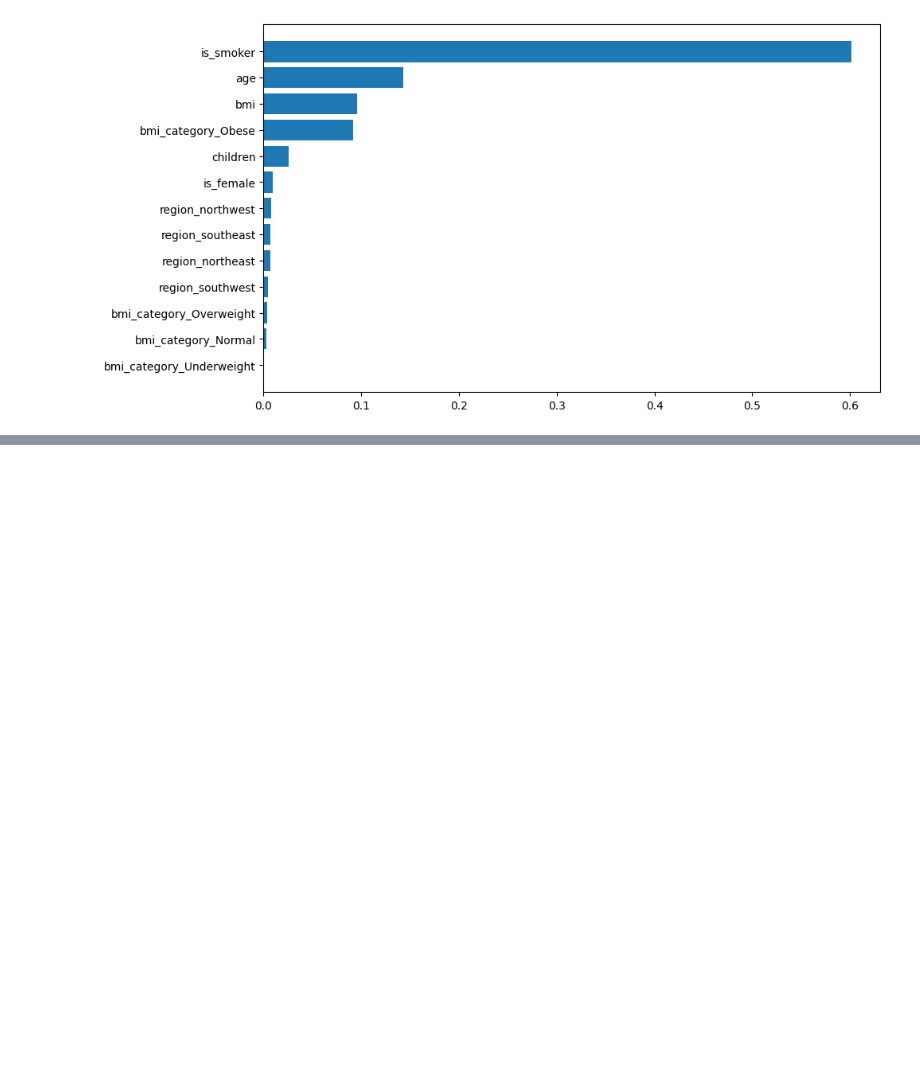
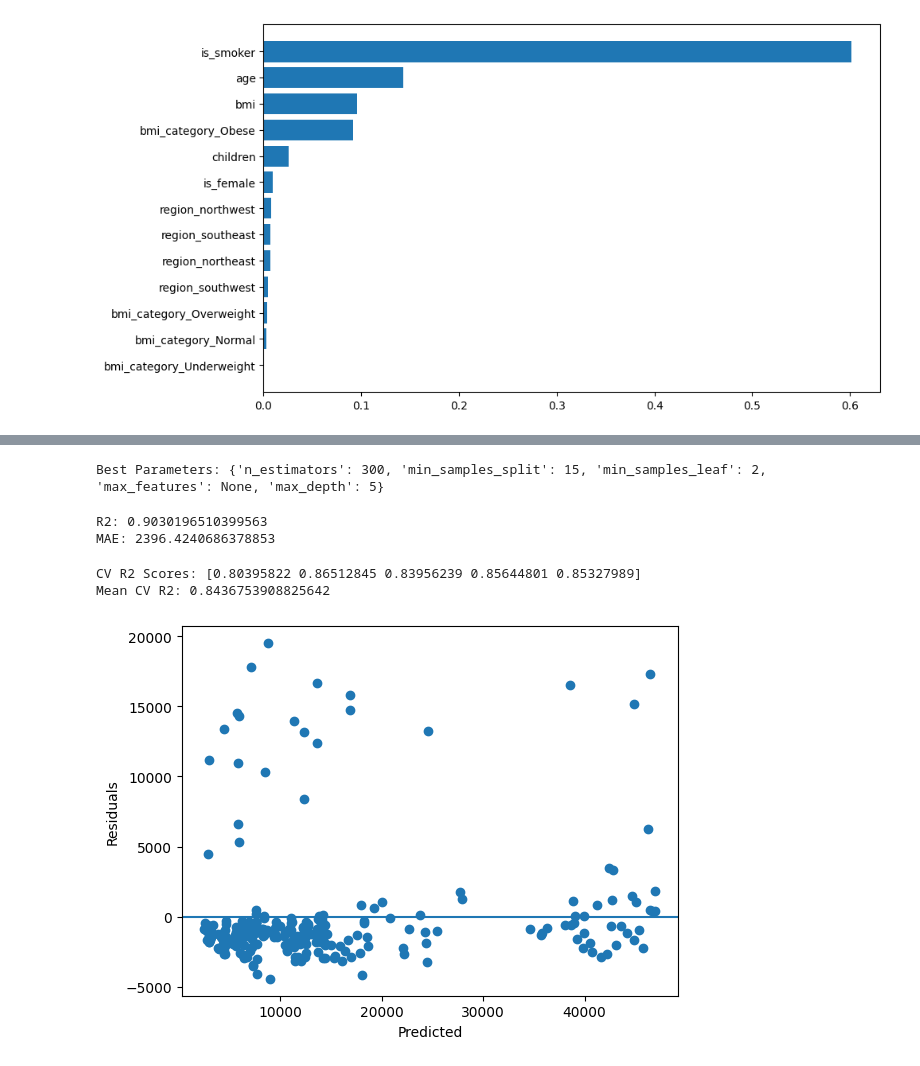
Before and after one commit to Sohom-Roy/Insurance_charges_prediction, a Jupyter notebook: Insurance_charges_prediction.ipynb, the cells around one changed output, grey strips where cells are left out. Cells and saved outputs as stored; diff of their text form; code cells hidden in the pictures; blank space fills up the shorter version.

```diff
--- a/Insurance_charges_prediction.ipynb
+++ b/Insurance_charges_prediction.ipynb
@@ -526,0 +567,38 @@ plt.show()
+# %%
+best_model = random_search.best_estimator_
+
+print("Best Parameters:", random_search.best_params_)
+# %% [output]
+Best Parameters: {'n_estimators': 300, 'min_samples_split': 15, 'min_samples_leaf': 2, 'max_features': None, 'max_depth': 5}
+# %%
+from sklearn.metrics import r2_score, mean_absolute_error
+
+y_pred = best_model.predict(X_test)
+
+print("R2:", r2_score(y_test, y_pred))
+print("MAE:", mean_absolute_error(y_test, y_pred))
+# %% [output]
+R2: 0.9030196510399563
+MAE: 2396.4240686378853
+# %%
+from sklearn.model_selection import cross_val_score
+
+scores = cross_val_score(best_model, X_train, y_train, cv=5, scoring='r2')
+
+print("CV R2 Scores:", scores)
+print("Mean CV R2:", scores.mean())
+# %% [output]
+CV R2 Scores: [0.80395822 0.86512845 0.83956239 0.85644801 0.85327989]
+Mean CV R2: 0.8436753908825642
+# %%
+import matplotlib.pyplot as plt
+
+residuals = y_test - y_pred
+
+plt.scatter(y_pred, residuals)
+plt.axhline(y=0)
+plt.xlabel("Predicted")
+plt.ylabel("Residuals")
+plt.show()
+# %% [output]
+[figure, added]
```
Also changed, not shown: parts of 1 cell of this notebook.
